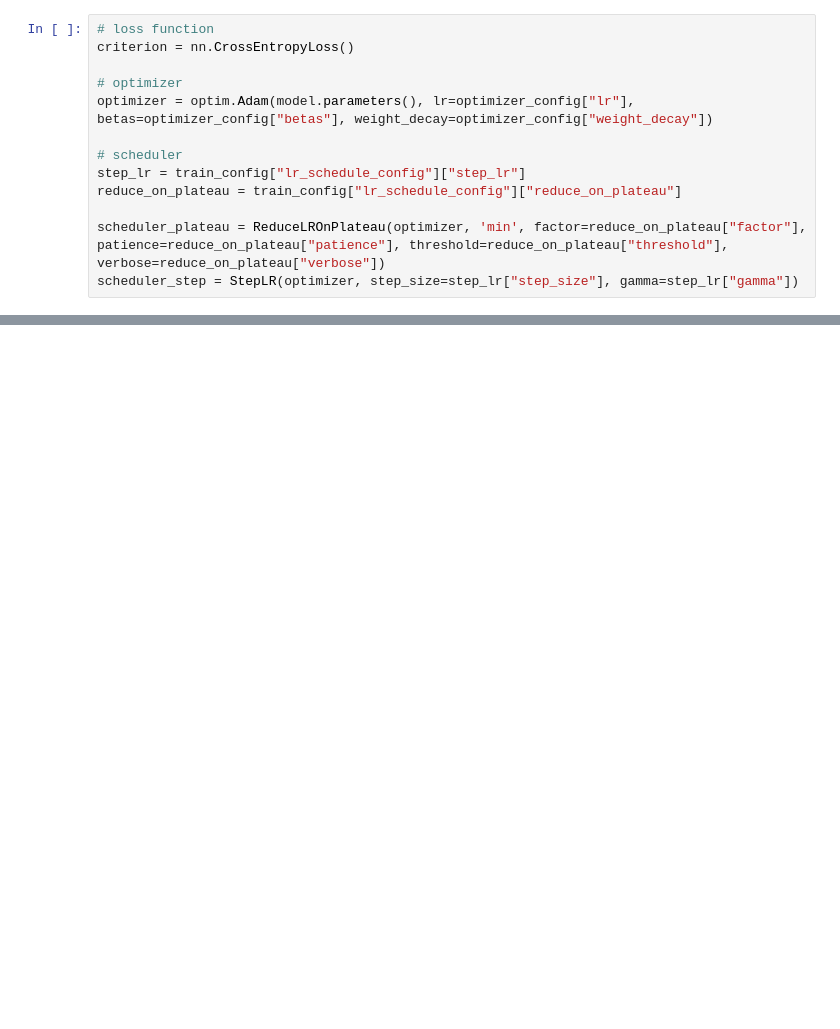
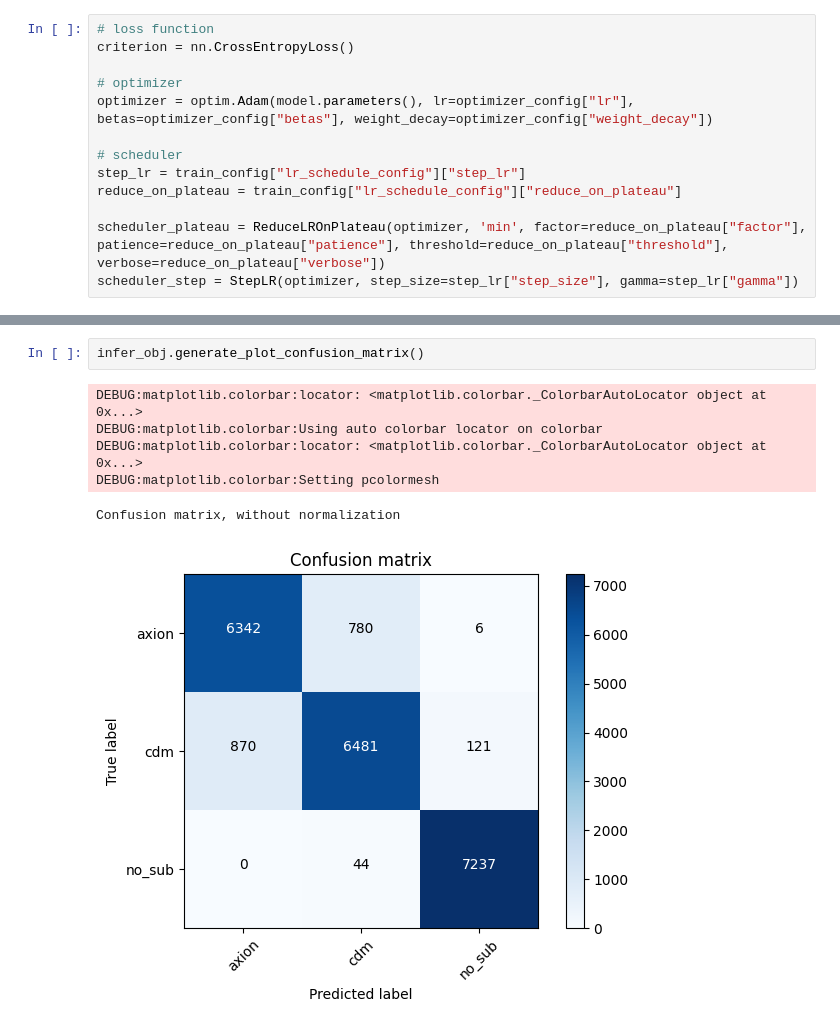
Before and after one commit to sachdevkartik/GSoC-2022, a Jupyter notebook: test_main_pretrained.ipynb, the cells around one changed output, grey strips where cells are left out. Saved outputs shown, nothing was run; the diff lists cells and outputs as text; blank space fills up the shorter version.

```diff
--- a/test_main_pretrained.ipynb
+++ b/test_main_pretrained.ipynb
@@ -211,0 +254,9 @@ FileNotFoundError: [Errno 2] No such file or directory: 'logger/checkpoint/eqcvt
+# %%
+infer_obj.generate_plot_confusion_matrix()
+# %% [output]
+DEBUG:matplotlib.colorbar:locator: <matplotlib.colorbar._ColorbarAutoLocator object at 0x...>
+DEBUG:matplotlib.colorbar:Using auto colorbar locator on colorbar
+DEBUG:matplotlib.colorbar:locator: <matplotlib.colorbar._ColorbarAutoLocator object at 0x...>
+DEBUG:matplotlib.colorbar:Setting pcolormesh
+Confusion matrix, without normalization
+[figure, added]
```
Also changed, not shown: parts of 25 cells of this notebook, 4 other files.
